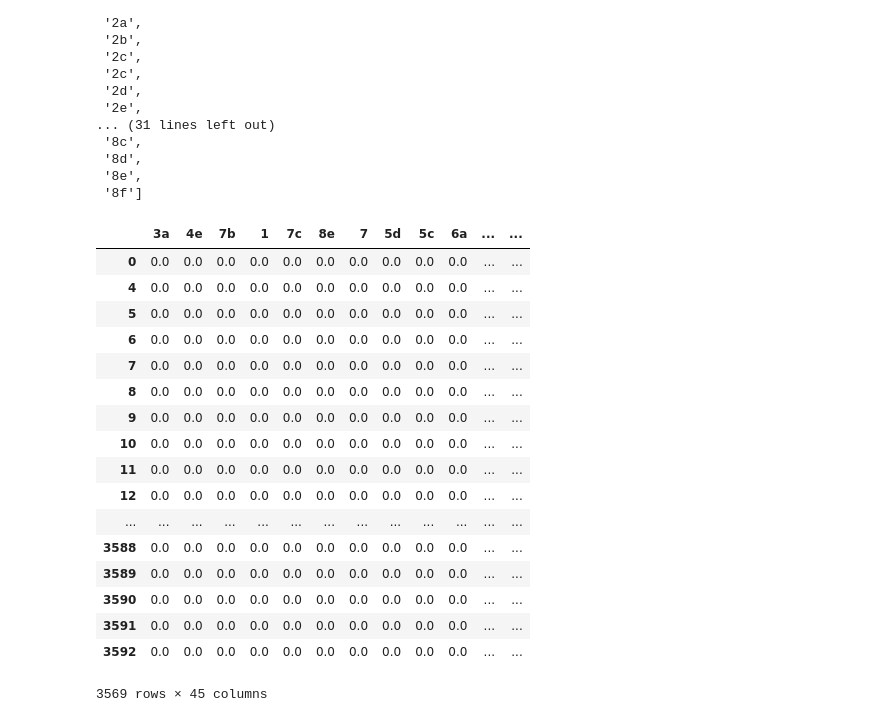
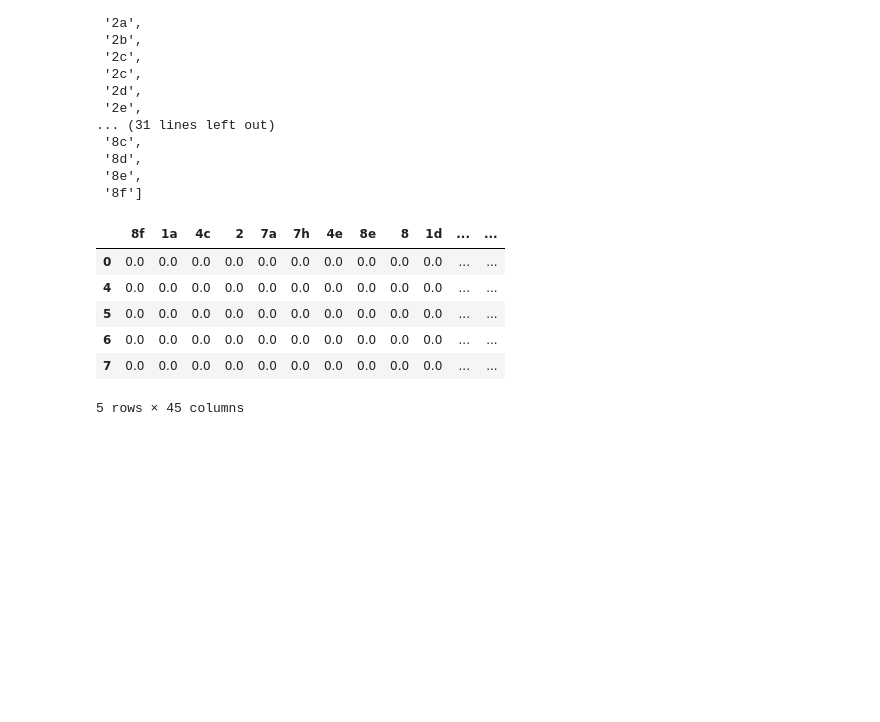
Before and after one commit to gloryfromca/PythonforDataAnalysis, a Jupyter notebook: Python_data_analysis_chapter_7.ipynb, the cells around one changed output. Drawn from its saved outputs; the diff is of its cells as text; code cells hidden in the pictures; blank space fills up the shorter version.

```diff
--- a/Python_data_analysis_chapter_7.ipynb
+++ b/Python_data_analysis_chapter_7.ipynb
@@ -718,26 +718,15 @@ dummy_df = DataFrame(np.zeros((len(data),len(code_index))), index= data.index,
                     columns = code_index
                     )
 # %%
-dummy_df
+dummy_df.head()
 # %% [output]
-|  | 3a | 4e | 7b | 1 | 7c | 8e | 7 | 5d | 5c | 6a | ... | ... |
+|  | 8f | 1a | 4c | 2 | 7a | 7h | 4e | 8e | 8 | 1d | ... | ... |
 | 0 | 0.0 | 0.0 | 0.0 | 0.0 | 0.0 | 0.0 | 0.0 | 0.0 | 0.0 | 0.0 | ... | ... |
 | 4 | 0.0 | 0.0 | 0.0 | 0.0 | 0.0 | 0.0 | 0.0 | 0.0 | 0.0 | 0.0 | ... | ... |
 | 5 | 0.0 | 0.0 | 0.0 | 0.0 | 0.0 | 0.0 | 0.0 | 0.0 | 0.0 | 0.0 | ... | ... |
 | 6 | 0.0 | 0.0 | 0.0 | 0.0 | 0.0 | 0.0 | 0.0 | 0.0 | 0.0 | 0.0 | ... | ... |
 | 7 | 0.0 | 0.0 | 0.0 | 0.0 | 0.0 | 0.0 | 0.0 | 0.0 | 0.0 | 0.0 | ... | ... |
-| 8 | 0.0 | 0.0 | 0.0 | 0.0 | 0.0 | 0.0 | 0.0 | 0.0 | 0.0 | 0.0 | ... | ... |
-| 9 | 0.0 | 0.0 | 0.0 | 0.0 | 0.0 | 0.0 | 0.0 | 0.0 | 0.0 | 0.0 | ... | ... |
-| 10 | 0.0 | 0.0 | 0.0 | 0.0 | 0.0 | 0.0 | 0.0 | 0.0 | 0.0 | 0.0 | ... | ... |
-| 11 | 0.0 | 0.0 | 0.0 | 0.0 | 0.0 | 0.0 | 0.0 | 0.0 | 0.0 | 0.0 | ... | ... |
-| 12 | 0.0 | 0.0 | 0.0 | 0.0 | 0.0 | 0.0 | 0.0 | 0.0 | 0.0 | 0.0 | ... | ... |
-| ... | ... | ... | ... | ... | ... | ... | ... | ... | ... | ... | ... | ... |
-| 3588 | 0.0 | 0.0 | 0.0 | 0.0 | 0.0 | 0.0 | 0.0 | 0.0 | 0.0 | 0.0 | ... | ... |
-| 3589 | 0.0 | 0.0 | 0.0 | 0.0 | 0.0 | 0.0 | 0.0 | 0.0 | 0.0 | 0.0 | ... | ... |
-| 3590 | 0.0 | 0.0 | 0.0 | 0.0 | 0.0 | 0.0 | 0.0 | 0.0 | 0.0 | 0.0 | ... | ... |
-| 3591 | 0.0 | 0.0 | 0.0 | 0.0 | 0.0 | 0.0 | 0.0 | 0.0 | 0.0 | 0.0 | ... | ... |
-| 3592 | 0.0 | 0.0 | 0.0 | 0.0 | 0.0 | 0.0 | 0.0 | 0.0 | 0.0 | 0.0 | ... | ... |
-3569 rows × 45 columns
+5 rows × 45 columns
 # %%
 for row ,cat in zip(data.index , data.CATEGORY):
     codes = get_code(to_cat_list(cat))
```
Also changed, not shown: parts of 4 cells of this notebook.
